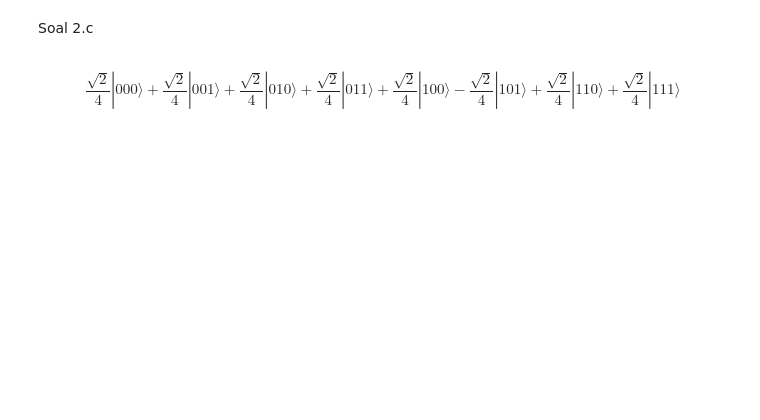
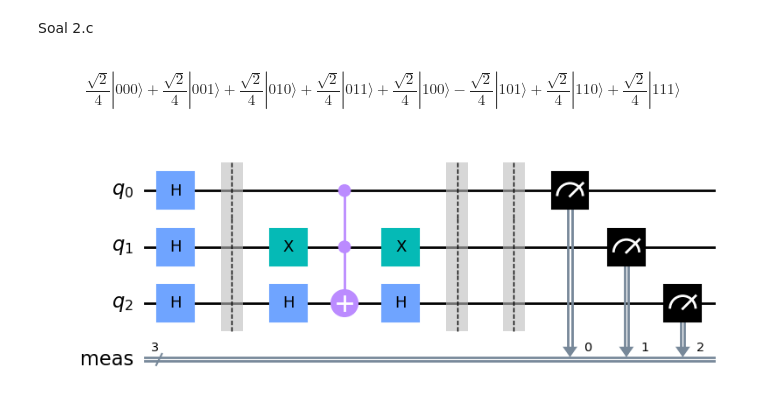
Before and after one commit to Mevaourse/Quantum-Computing, a Jupyter notebook: TugasKomputerKuantum.ipynb, the cells around one changed output. Cells and saved outputs as stored; diff of their text form; code cells hidden in the pictures; blank space fills up the shorter version.

```diff
--- a/TugasKomputerKuantum.ipynb
+++ b/TugasKomputerKuantum.ipynb
@@ -122,3 +132,8 @@ psi=Statevector(qc3)
 psi.draw('latex')
 # %% [output]
 $$\frac{\sqrt{2}}{4} |000\rangle+\frac{\sqrt{2}}{4} |001\rangle+\frac{\sqrt{2}}{4} |010\rangle+\frac{\sqrt{2}}{4} |011\rangle+\frac{\sqrt{2}}{4} |100\rangle- \frac{\sqrt{2}}{4} |101\rangle+\frac{\sqrt{2}}{4} |110\rangle+\frac{\sqrt{2}}{4} |111\rangle$$
+# %%
+qc3.measure_all()
+qc3.draw('mpl')
+# %% [output]
+[figure, added]
```
Also changed, not shown: parts of 2 cells of this notebook.
